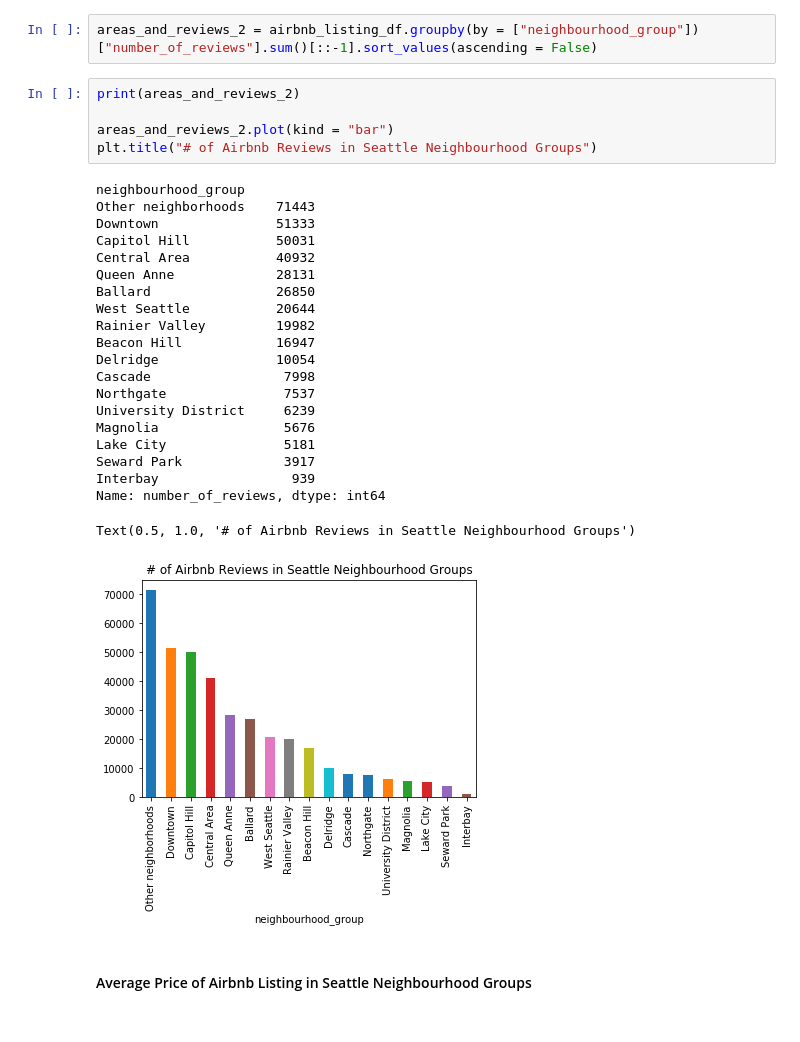
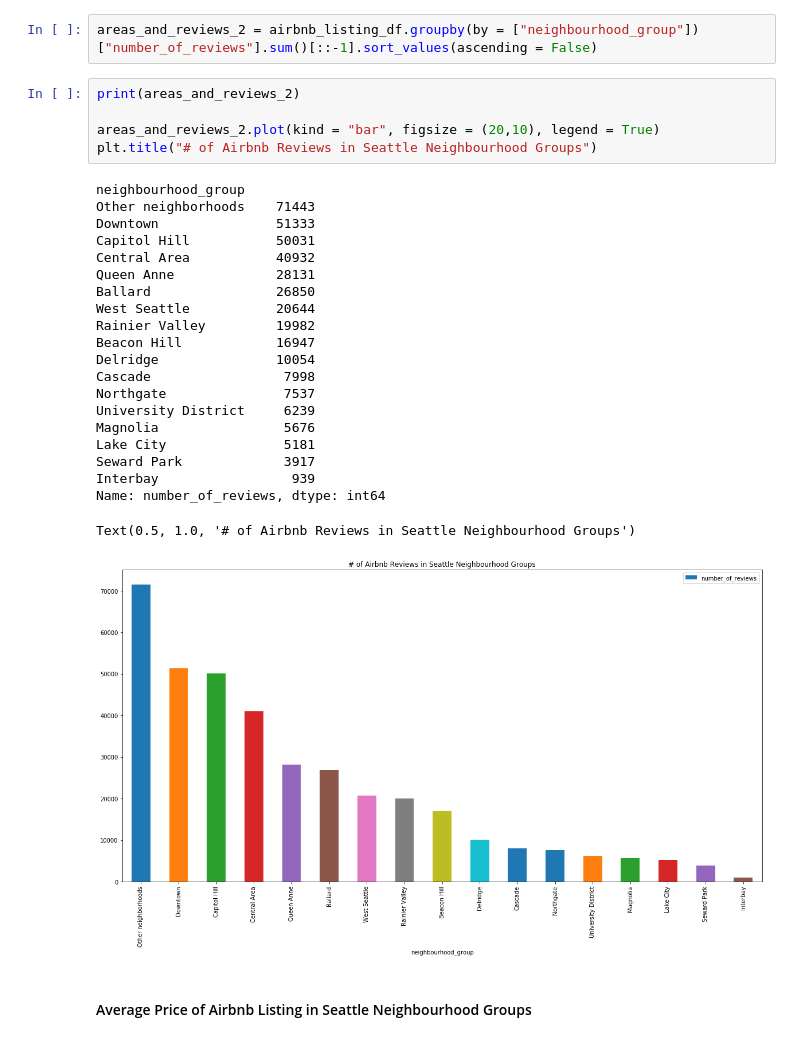
Before and after one commit to SimplifyData/Predict-Airbnb-Prices-in-Seattle, a Jupyter notebook: seattle_airbnb.ipynb, the cells around one changed output. Drawn from its saved outputs; the diff is of its cells as text.

```diff
--- a/seattle_airbnb.ipynb
+++ b/seattle_airbnb.ipynb
@@ -200,30 +200,30 @@ areas_and_reviews_2 = airbnb_listing_df.groupby(by = ["neighbourhood_group"])["n
 # %%
 print(areas_and_reviews_2)
 
-areas_and_reviews_2.plot(kind = "bar")
+areas_and_reviews_2.plot(kind = "bar", figsize = (20,10), legend = True)
 plt.title("# of Airbnb Reviews in Seattle Neighbourhood Groups")
 # %% [output]
 neighbourhood_group
 Other neighborhoods    71443
 Downtown               51333
 Capitol Hill           50031
 Central Area           40932
 Queen Anne             28131
 Ballard                26850
 West Seattle           20644
 Rainier Valley         19982
 Beacon Hill            16947
 Delridge               10054
 Cascade                 7998
 Northgate               7537
 University District     6239
 Magnolia                5676
 Lake City               5181
 Seward Park             3917
 Interbay                 939
 Name: number_of_reviews, dtype: int64
 Text(0.5, 1.0, '# of Airbnb Reviews in Seattle Neighbourhood Groups')
-[figure, old version]
+[figure, new version]
 # %% [markdown]
 #### Average Price of Airbnb Listing in Seattle Neighbourhood Groups
 # %%
```
Also changed, not shown: parts of 2 cells of this notebook.
